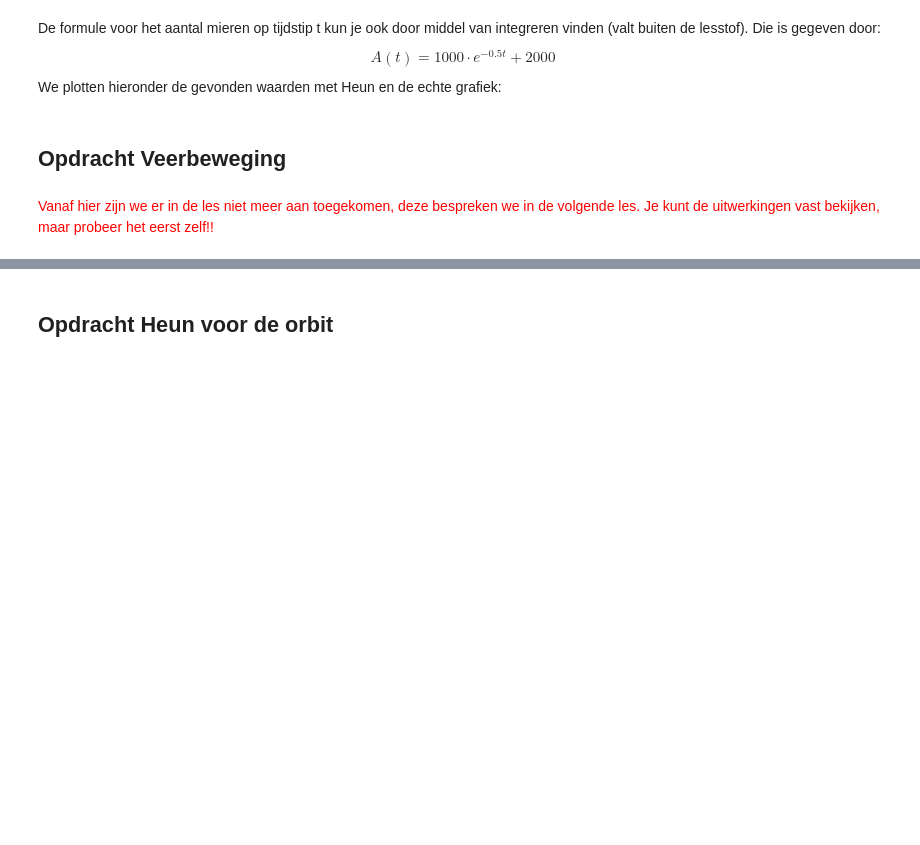
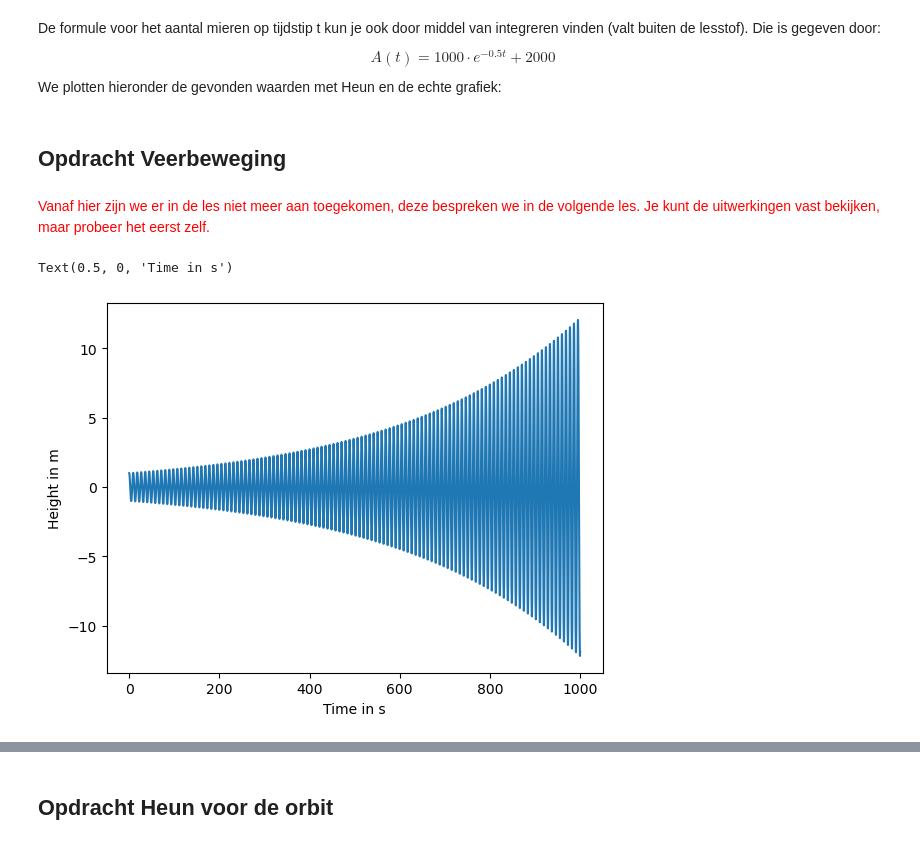
Before and after one commit to AI-S3-2024/sim_math_lecturenotes, a Jupyter notebook: sim_math_les3.ipynb, the cells around one changed output, grey strips where cells are left out. Cells and saved outputs as stored; diff of their text form; code cells hidden in the pictures; blank space fills up the shorter version.

```diff
--- a/sim_math_les3.ipynb
+++ b/sim_math_les3.ipynb
@@ -203,6 +203,6 @@ plt.plot(t, 1000*np.exp(-0.5*t) + 2000, color = 'red')
 # %% [markdown]
 ## Opdracht Veerbeweging
 # %% [markdown]
-<p style="color:red"> Vanaf hier zijn we er in de les niet meer aan toegekomen, deze bespreken we in de volgende les. Je kunt de uitwerkingen vast bekijken, maar probeer het eerst zelf!! </p>
+<p style="color:red"> Vanaf hier zijn we er in de les niet meer aan toegekomen, deze bespreken we in de volgende les. Je kunt de uitwerkingen vast bekijken, maar probeer het eerst zelf. </p>
 # %%
 import numpy
@@ -226,8 +226,11 @@ def forward_euler_veer(step_size, seconds):
     return(t,x,v)
 # %%
 
-t, x, v = forward_euler_veer(0.01, 100)
+t, x, v = forward_euler_veer(0.01, 1000)
 
 plt.plot(t, x)
 plt.ylabel('Height in m')
 plt.xlabel('Time in s')
+# %% [output]
+Text(0.5, 0, 'Time in s')
+[figure, added]
```
Also changed, not shown: parts of 3 cells of this notebook, 4 other files.
